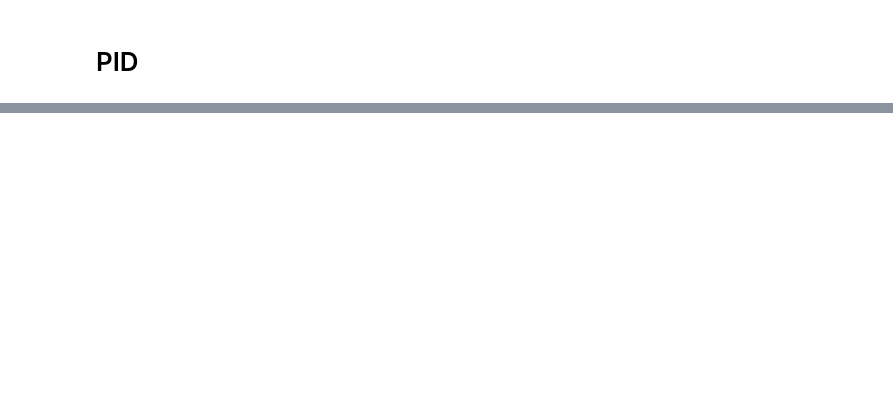
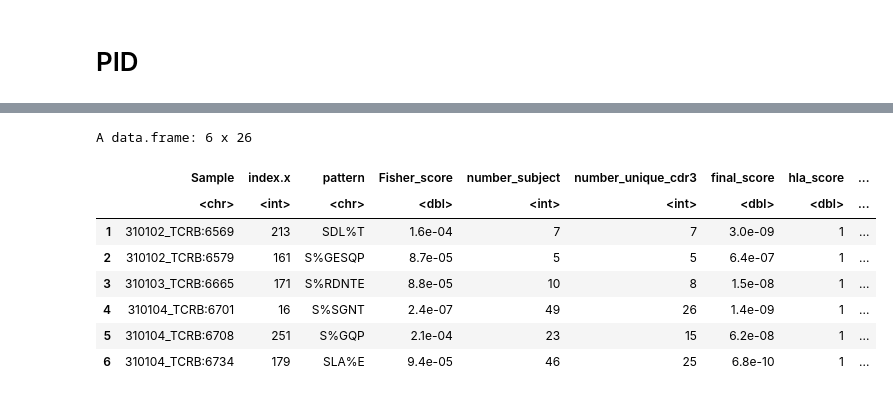
Before and after one commit to pughlab/ped_CapTCRseq, a Jupyter notebook: notebooks/15_gliph_diff_abundance.ipynb, the cells around one changed output, grey strips where cells are left out. Cells and saved outputs as stored; diff of their text form; code cells hidden in the pictures; blank space fills up the shorter version.

```diff
--- a/notebooks/15_gliph_diff_abundance.ipynb
+++ b/notebooks/15_gliph_diff_abundance.ipynb
@@ -199,0 +229,2 @@ mygroups <- gsub("%", "X",mygroups )
+# %%
+onetest <- readr::read_rds(file = paste0(h4hpath, "analysis/GLIPH/", filelist[1]))
@@ -199,0 +254,12 @@ mygroups <- gsub("%", "X",mygroups )
+# %%
+head(onetest)
+# %% [output]
+A data.frame: 6 x 26
+|  | Sample | index.x | pattern | Fisher_score | number_subject | number_unique_cdr3 | final_score | hla_score | ... |
+|  | <chr> | <int> | <chr> | <dbl> | <int> | <int> | <dbl> | <dbl> | ... |
+| 1 | 310102_TCRB:6569 | 213 | SDL%T | 1.6e-04 | 7 | 7 | 3.0e-09 | 1 | ... |
+| 2 | 310102_TCRB:6579 | 161 | S%GESQP | 8.7e-05 | 5 | 5 | 6.4e-07 | 1 | ... |
+| 3 | 310103_TCRB:6665 | 171 | S%RDNTE | 8.8e-05 | 10 | 8 | 1.5e-08 | 1 | ... |
+| 4 | 310104_TCRB:6701 | 16 | S%SGNT | 2.4e-07 | 49 | 26 | 1.4e-09 | 1 | ... |
+| 5 | 310104_TCRB:6708 | 251 | S%GQP | 2.1e-04 | 23 | 15 | 6.2e-08 | 1 | ... |
+| 6 | 310104_TCRB:6734 | 179 | SLA%E | 9.4e-05 | 46 | 25 | 6.8e-10 | 1 | ... |
```
Also changed, not shown: parts of 43 cells of this notebook, 1 other file.
